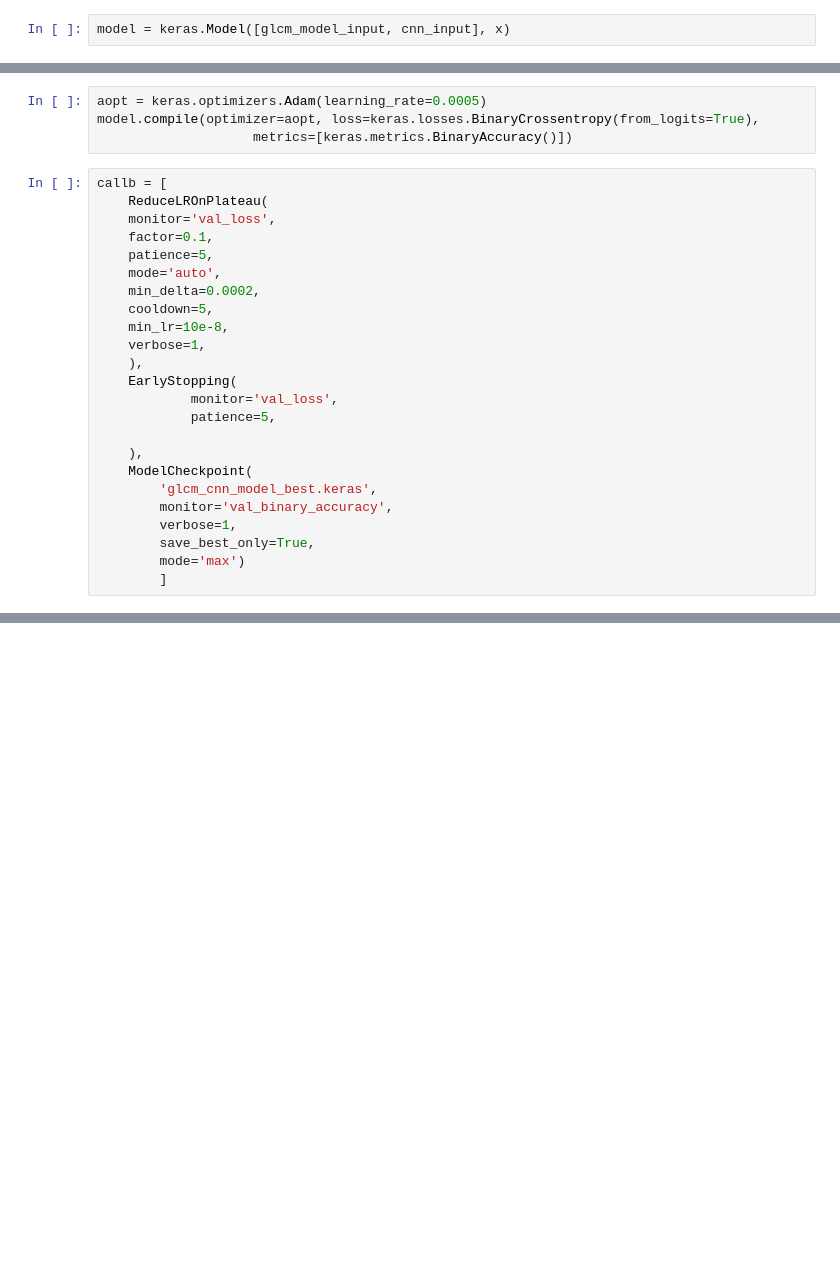
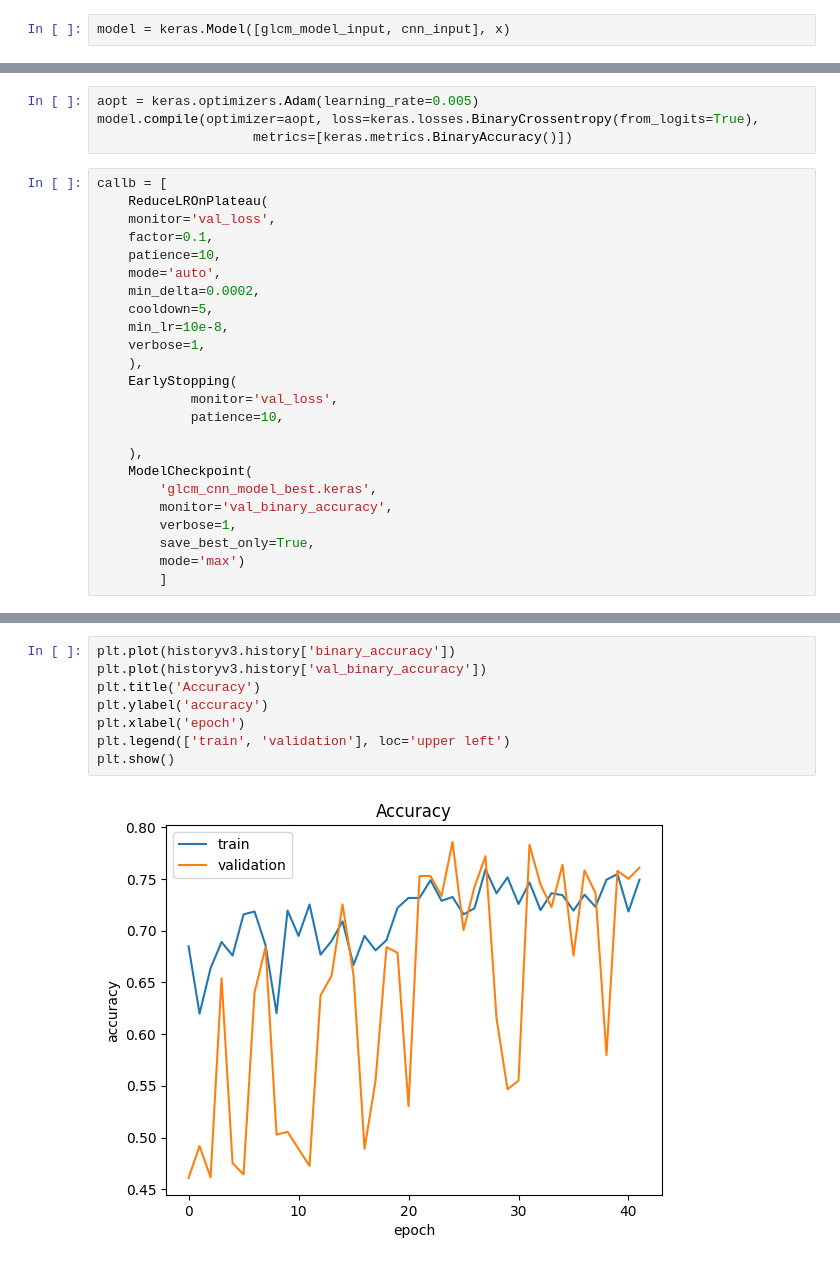
Before and after one commit to rhit-trudtoj/PersonalProjects, a Jupyter notebook: image-recognition-practice/skin-cancer-identifier/skin-cancer-identifier.ipynb, the cells around one changed output, grey strips where cells are left out. Drawn from its saved outputs; the diff is of its cells as text; blank space fills up the shorter version.

Commit message:
20% fpr - 73% accuracy - 0.84 auc - OwenT

```diff
--- a/image-recognition-practice/skin-cancer-identifier/skin-cancer-identifier.ipynb
+++ b/image-recognition-practice/skin-cancer-identifier/skin-cancer-identifier.ipynb
@@ -500,5 +328,5 @@ plot_model(model, to_file='glcm_cnn_model.png',  show_shapes=True)
 # %%
-aopt = keras.optimizers.Adam(learning_rate=0.0005)
+aopt = keras.optimizers.Adam(learning_rate=0.005)
 model.compile(optimizer=aopt, loss=keras.losses.BinaryCrossentropy(from_logits=True),
                     metrics=[keras.metrics.BinaryAccuracy()])
 # %%
@@ -506,7 +334,7 @@ callb = [
     ReduceLROnPlateau(
     monitor='val_loss',
     factor=0.1,
-    patience=5,
+    patience=10,
     mode='auto',
     min_delta=0.0002,
     cooldown=5,
@@ -515,7 +343,7 @@ callb = [
     ),
     EarlyStopping(
             monitor='val_loss',
-            patience=5,
+            patience=10,
 
     ),
     ModelCheckpoint(
@@ -560,0 +403,10 @@ Epoch 14: val_binary_accuracy did not improve from 0.71703
+# %%
+plt.plot(historyv3.history['binary_accuracy'])
+plt.plot(historyv3.history['val_binary_accuracy'])
+plt.title('Accuracy')
+plt.ylabel('accuracy')
+plt.xlabel('epoch')
+plt.legend(['train', 'validation'], loc='upper left')
+plt.show()
+# %% [output]
+[figure, added]
```
Also changed, not shown: parts of 35 cells of this notebook, 1 other file.
